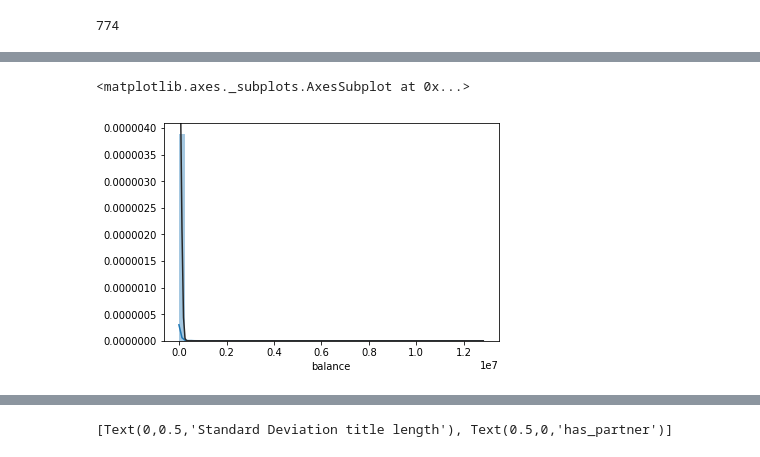
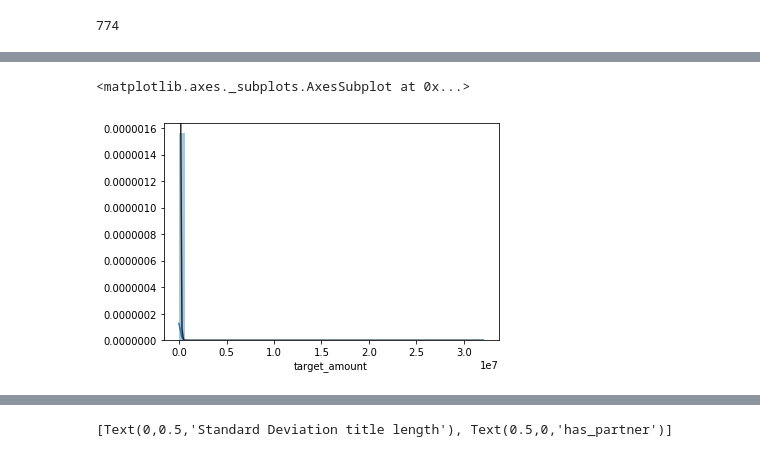
Before and after one commit to bonheml/indiegogo_or_indienono, a Jupyter notebook: dispersion-std_dev.ipynb, the cells around one changed output, grey strips where cells are left out. Saved outputs shown, nothing was run; the diff lists cells and outputs as text; code cells hidden in the pictures.

```diff
--- a/dispersion-std_dev.ipynb
+++ b/dispersion-std_dev.ipynb
@@ -66,8 +66,8 @@ sns.distplot(indiegogo[indiegogo.collected_percentage <= 500].collected_percenta
 # %%
-sns.distplot(indiegogo.balance, fit=norm)
+sns.distplot(indiegogo.target_amount, fit=norm)
 # %% [output]
 <matplotlib.axes._subplots.AxesSubplot at 0x...>
-[figure, old version]
+[figure, new version]
 # %%
 indiegogo.count().title_len
 # %% [output]
```
Also changed, not shown: parts of 15 cells of this notebook, 2 other files.
